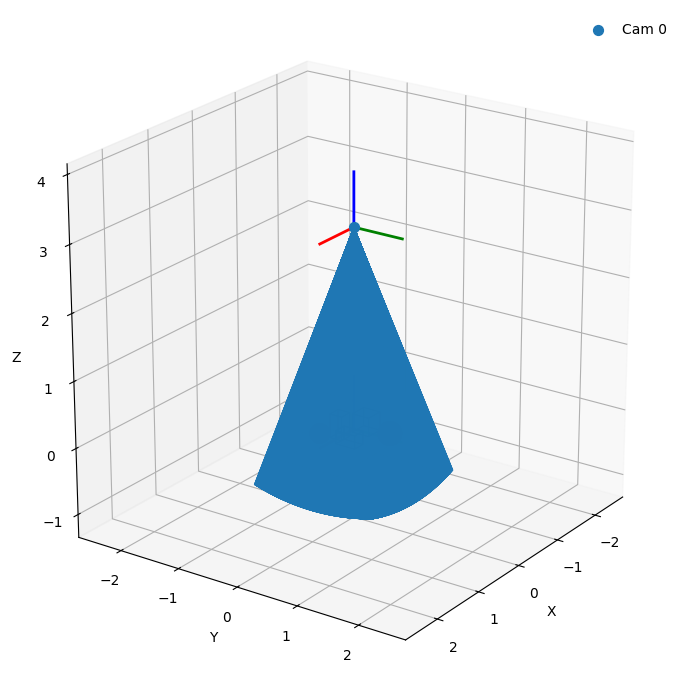
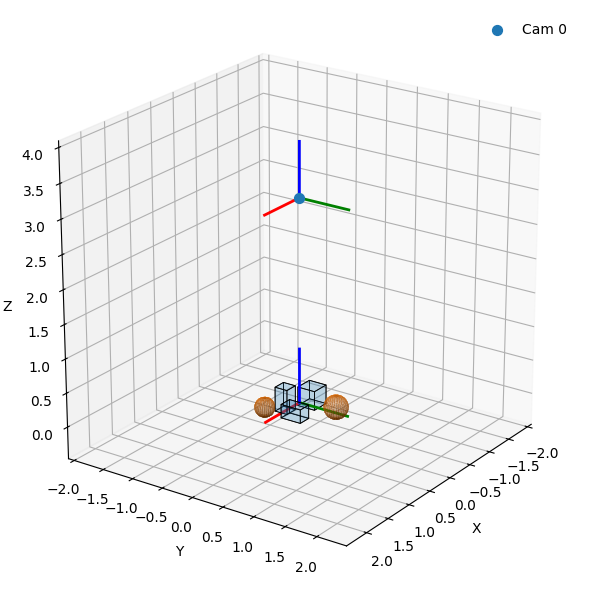
The change to this notebook cell's code, shown as a diff; its figure went from the first image to the second:
--- before
+++ after
@@ -18,9 +18,9 @@
 print("density at (0,2,1):", world.density(torch.tensor([x, y, z])))
 
-from nerflab.viz import viz_cfg
-viz_cfg.figsize = (9, 7)
-viz_cfg.default_alpha = 0.5
-# --- visualise ---------------------------------------------------------------
-plot_world(world, cameras=[cam], draw_rays=True)
+
+plot_world(
+    world,
+    cameras=cam,
+)
 
 save_world(world, "../data/world.json")

Commit: update add examples  world